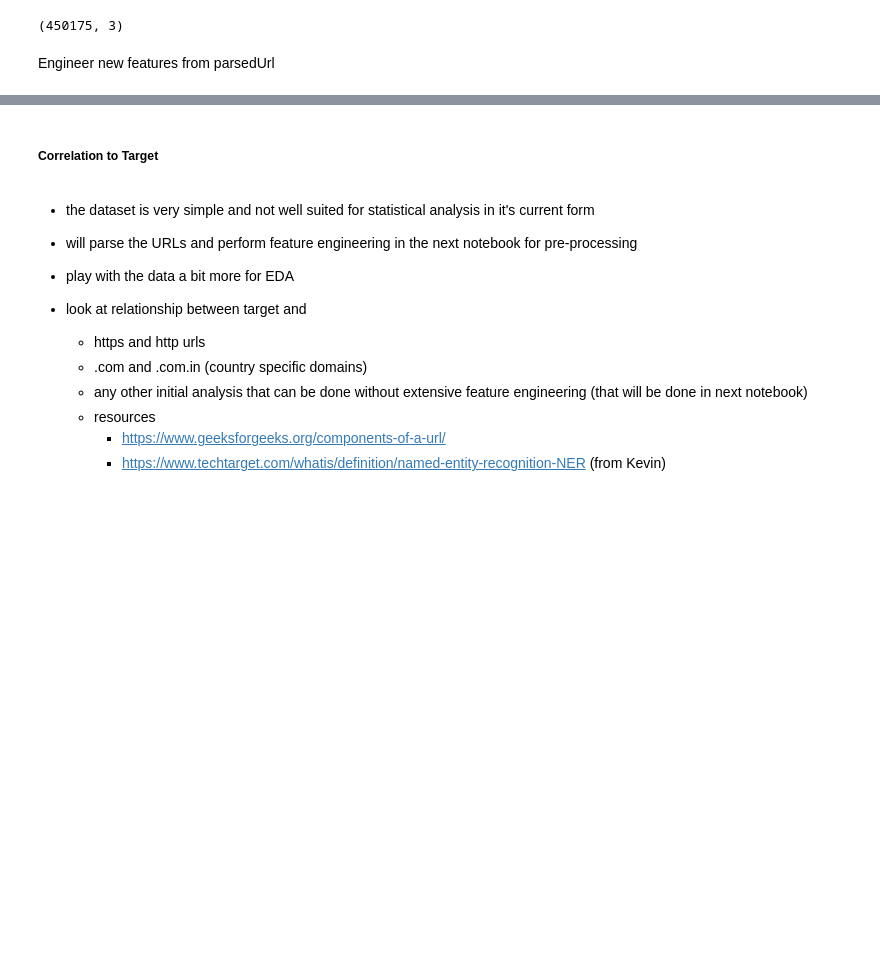
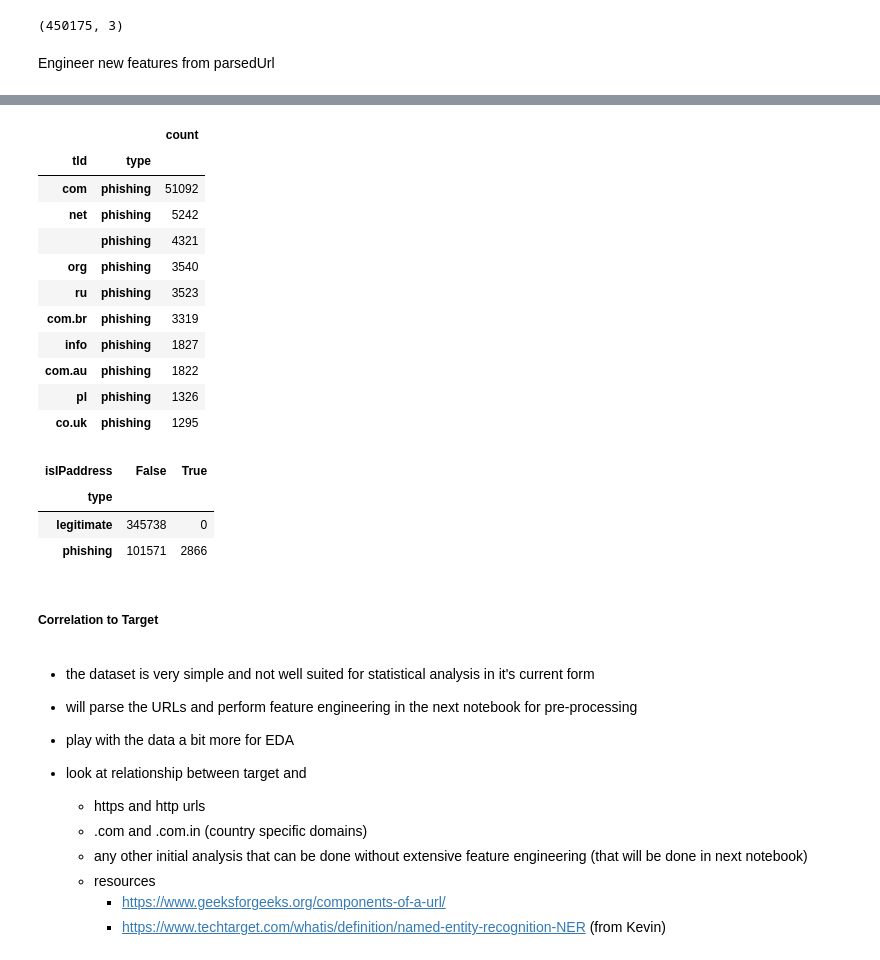
Before and after one commit to mdgarber/DetectPhishURL, a Jupyter notebook: DetectPhishURL/notebooks/detectPhishUrl.ipynb, the cells around one changed output, grey strips where cells are left out. Drawn from its saved outputs; the diff is of its cells as text; code cells hidden in the pictures; blank space fills up the shorter version.

Commit message:
added some *top phish* category EDA

```diff
--- a/DetectPhishURL/notebooks/detectPhishUrl.ipynb
+++ b/DetectPhishURL/notebooks/detectPhishUrl.ipynb
@@ -350,4 +352,5 @@ urlData.head()
 | 3 | https://www.baidu.com | legitimate | (https, www.baidu.com, , , , ) | https | www | baidu | com |  |  | ... |
 | 4 | https://www.wikipedia.org | legitimate | (https, www.wikipedia.org, , , , ) | https | www | wikipedia | org |  |  | ... |
 # %%
-#urlData['urlPart_scheme'].info()
+# indices of all phish urls
+isPhishIdx = urlData[urlData['type'] == 'phishing'].index
@@ -363,3 +388,27 @@ memory usage: 23.0+ MB
+# %%
+# Top phishing TLDs
+pd.DataFrame(urlData[['tld', 'type']].loc[isPhishIdx].value_counts()).head(10)
+# %% [output]
+|  |  | count |
+| tld | type |  |
+| com | phishing | 51092 |
+| net | phishing | 5242 |
+|  | phishing | 4321 |
+| org | phishing | 3540 |
+| ru | phishing | 3523 |
+| com.br | phishing | 3319 |
+| info | phishing | 1827 |
+| com.au | phishing | 1822 |
+| pl | phishing | 1326 |
+| co.uk | phishing | 1295 |
+# %%
+# % of IP address URLs that is phish
+pd.crosstab(urlData['type'], urlData['isIPaddress'])
+# %% [output]
+| isIPaddress | False | True |
+| type |  |  |
+| legitimate | 345738 | 0 |
+| phishing | 101571 | 2866 |
 # %% [markdown]
 ##### Correlation to Target
 # %%
```
Also changed, not shown: parts of 6 cells of this notebook.
